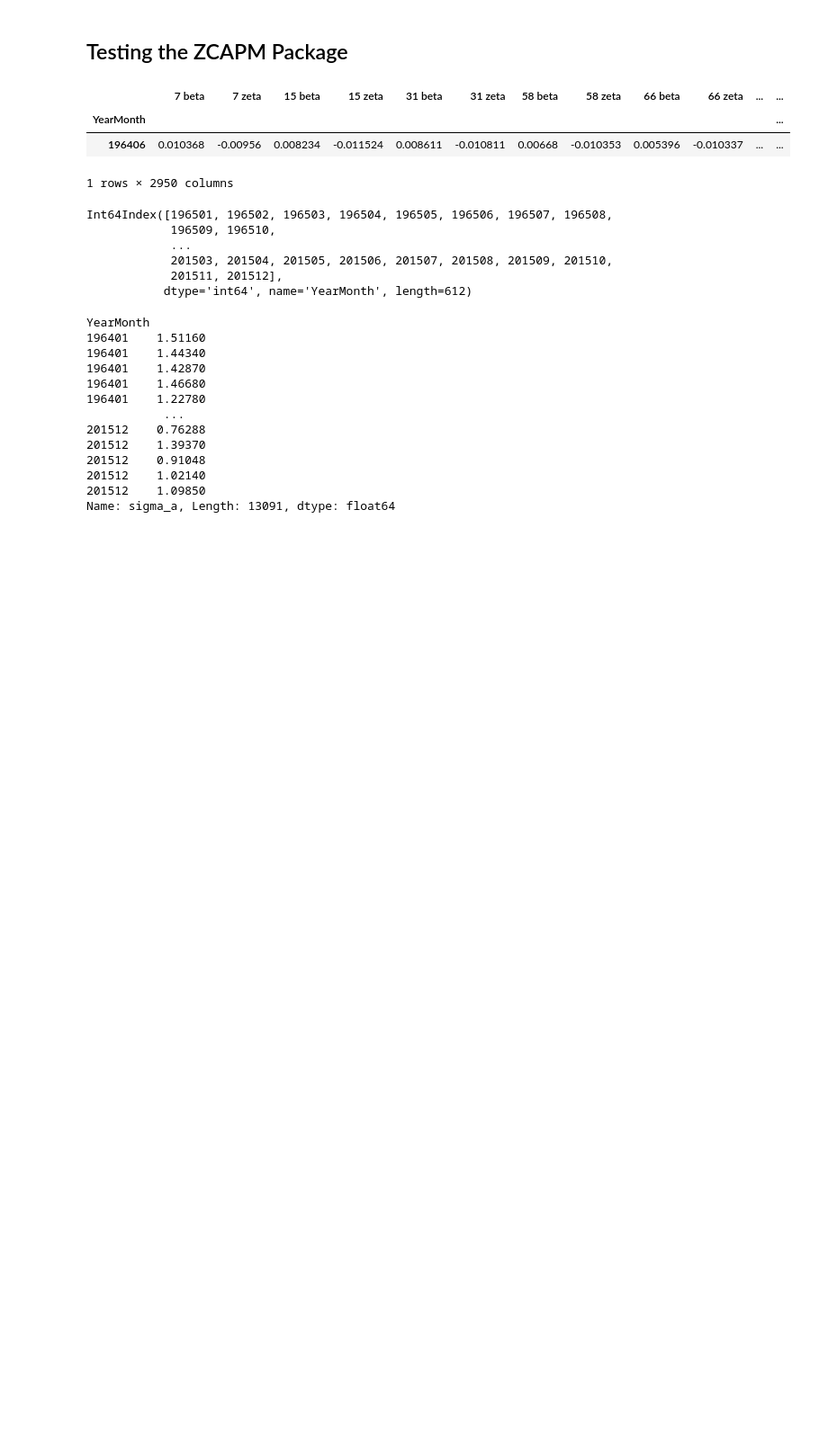
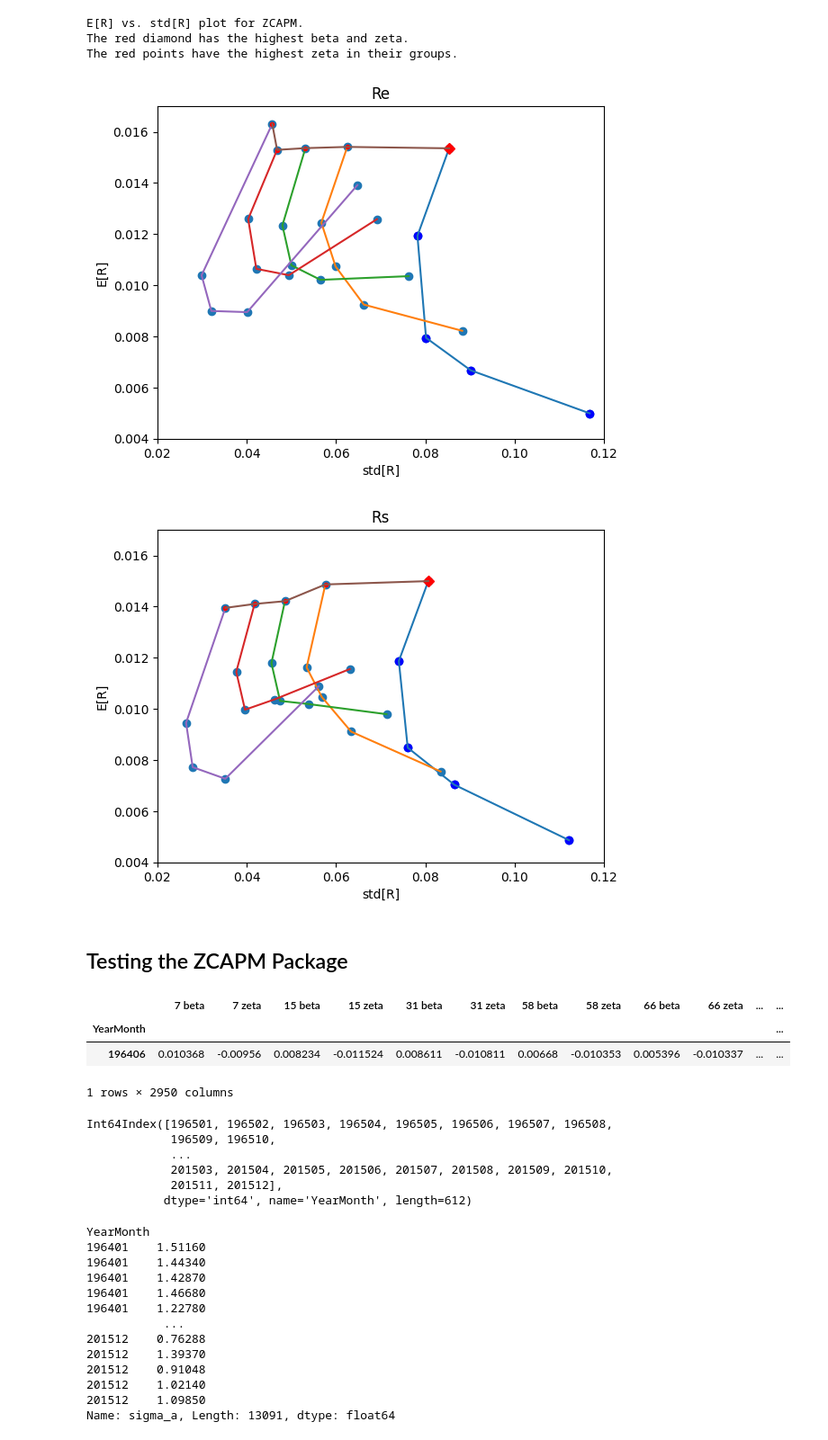
Before and after one commit to HYChangTAMU/Projects, a Jupyter notebook: Assignment5/Project5.ipynb, the cells around one changed output. Shown at 90% size. Saved outputs shown, nothing was run; the diff lists cells and outputs as text; code cells hidden in the pictures; blank space fills up the shorter version.

```diff
--- a/Assignment5/Project5.ipynb
+++ b/Assignment5/Project5.ipynb
@@ -342,14 +348,22 @@ def double_sort_plots(data, Rx, x_scale = 0.1, y_scale = 0.1):
 
 #-------------------------------------------------------------------------------
 
-def all_double_sort_plots(colm, x_scale = 0.1, y_scale = 0.1):
+def all_double_sort_plots(colm, x_scale = 0.12, y_scale = 0.017):
   data = read_ES(colm)
 
-  print('E[R] vs. std[R] plot for risk factor: ' + colm)
-  print('The red diamond has the highest' , colm[:2], 'and', colm[-5:],  'beta .')
-  print('The red points have the highest' , colm[-5:],  'beta in their groups.')
+  print('E[R] vs. std[R] plot for ZCAPM.')
+  print('The red diamond has the highest' , 'beta', 'and', 'zeta.')
+  print('The red points have the highest' , 'zeta',  'in their groups.')
   double_sort_plots(data, 'Re', x_scale, y_scale)
   double_sort_plots(data, 'Rs', x_scale, y_scale)
+# %%
+all_double_sort_plots('mu_sigma')
+# %% [output]
+E[R] vs. std[R] plot for ZCAPM.
+The red diamond has the highest beta and zeta.
+The red points have the highest zeta in their groups.
+[figure, added]
+[figure, added]
 # %% [markdown]
 ## Testing the ZCAPM Package
 # %%
```
Also changed, not shown: parts of 1 cell of this notebook.
